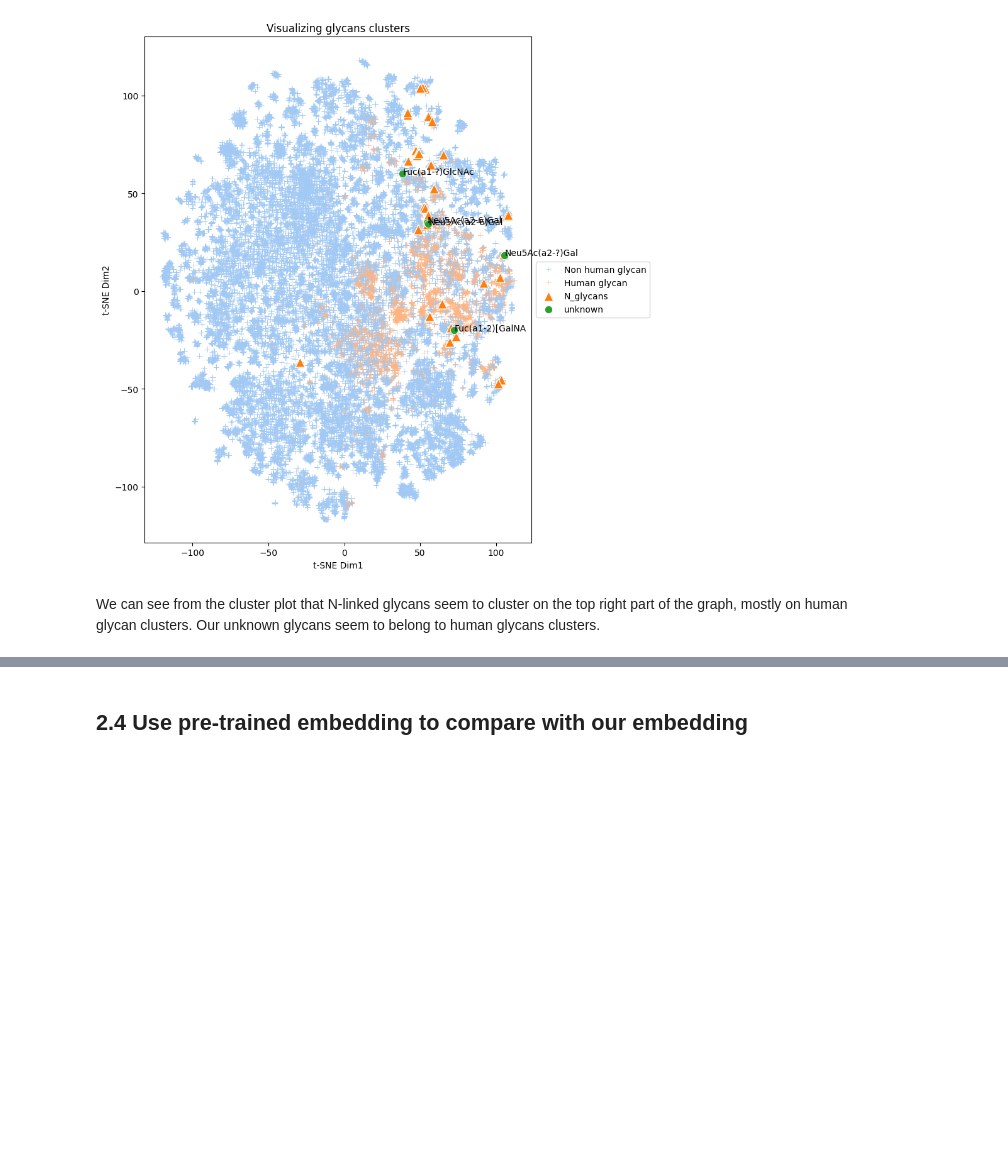
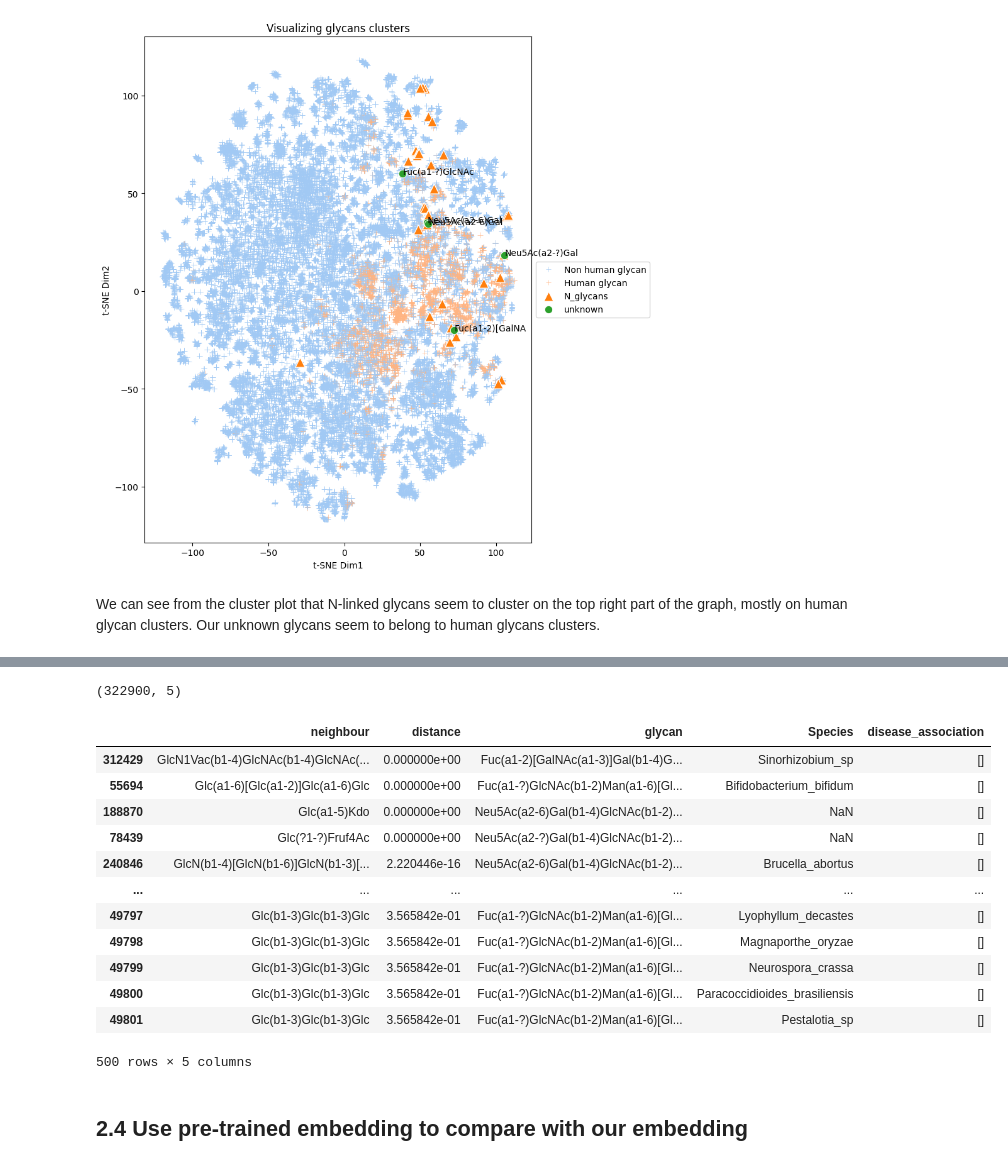
Before and after one commit to PhiCtl/glycan-biomarkers, a Jupyter notebook: notebooks/glycan_embedding.ipynb, the cells around one changed output, grey strips where cells are left out. Saved outputs shown, nothing was run; the diff lists cells and outputs as text; code cells hidden in the pictures; blank space fills up the shorter version.

```diff
--- a/notebooks/glycan_embedding.ipynb
+++ b/notebooks/glycan_embedding.ipynb
@@ -275,3 +295,43 @@ df_reps[df_reps.columns[dist.argmin()]]
+# %%
+metric='cosine'
+neighbours=[]
+dists = []
+gly = []
+for i, glycan in enumerate(df_glycan_list['glycan'].values):
+  g_names = list(set(df_reps.columns) - set(glycan))
+  vecs = df_reps[g_names].to_numpy()
+  glyc_vec = np.expand_dims(df_reps[glycan].to_numpy(), axis=1)
+  dist = cdist(glyc_vec.T, vecs.T, metric=metric).flatten()
+  neighbours.extend([g_names[i] for i in dist.argsort()])
+  dists.extend(list(dist))
+  gly.extend([glycan]*len(g_names))
+
+df_neighbours = pd.DataFrame({'neighbour':neighbours, 'distance':dists, 'glycan':gly})
+# %%
+df_neighbours = df_neighbours.merge(df_data[['Species', 'disease_association', 'glycan']], left_on='neighbour', right_on='glycan')\
+                             .drop('glycan_y', axis=1).rename(columns={'glycan_x':'glycan'})
+df_neighbours.shape
+# %% [output]
+(322900, 5)
+# %%
+closest_neigbours = df_neighbours.sort_values(by=['distance', 'glycan']).groupby('glycan').head(100)
+closest_neigbours
+
+# TODO : on clustering remove non human glycan
+# %% [output]
+|  | neighbour | distance | glycan | Species | disease_association |
+| 312429 | GlcN1Vac(b1-4)GlcNAc(b1-4)GlcNAc(... | 0.000000e+00 | Fuc(a1-2)[GalNAc(a1-3)]Gal(b1-4)G... | Sinorhizobium_sp | [] |
+| 55694 | Glc(a1-6)[Glc(a1-2)]Glc(a1-6)Glc | 0.000000e+00 | Fuc(a1-?)GlcNAc(b1-2)Man(a1-6)[Gl... | Bifidobacterium_bifidum | [] |
+| 188870 | Glc(a1-5)Kdo | 0.000000e+00 | Neu5Ac(a2-6)Gal(b1-4)GlcNAc(b1-2)... | NaN | [] |
+| 78439 | Glc(?1-?)Fruf4Ac | 0.000000e+00 | Neu5Ac(a2-?)Gal(b1-4)GlcNAc(b1-2)... | NaN | [] |
+| 240846 | GlcN(b1-4)[GlcN(b1-6)]GlcN(b1-3)[... | 2.220446e-16 | Neu5Ac(a2-6)Gal(b1-4)GlcNAc(b1-2)... | Brucella_abortus | [] |
+| ... | ... | ... | ... | ... | ... |
+| 49797 | Glc(b1-3)Glc(b1-3)Glc | 3.565842e-01 | Fuc(a1-?)GlcNAc(b1-2)Man(a1-6)[Gl... | Lyophyllum_decastes | [] |
+| 49798 | Glc(b1-3)Glc(b1-3)Glc | 3.565842e-01 | Fuc(a1-?)GlcNAc(b1-2)Man(a1-6)[Gl... | Magnaporthe_oryzae | [] |
+| 49799 | Glc(b1-3)Glc(b1-3)Glc | 3.565842e-01 | Fuc(a1-?)GlcNAc(b1-2)Man(a1-6)[Gl... | Neurospora_crassa | [] |
+| 49800 | Glc(b1-3)Glc(b1-3)Glc | 3.565842e-01 | Fuc(a1-?)GlcNAc(b1-2)Man(a1-6)[Gl... | Paracoccidioides_brasiliensis | [] |
+| 49801 | Glc(b1-3)Glc(b1-3)Glc | 3.565842e-01 | Fuc(a1-?)GlcNAc(b1-2)Man(a1-6)[Gl... | Pestalotia_sp | [] |
+500 rows × 5 columns
 # %% [markdown]
 ## 2.4 Use pre-trained embedding to compare with our embedding
 # %%
```
Also changed, not shown: parts of 16 cells of this notebook.
